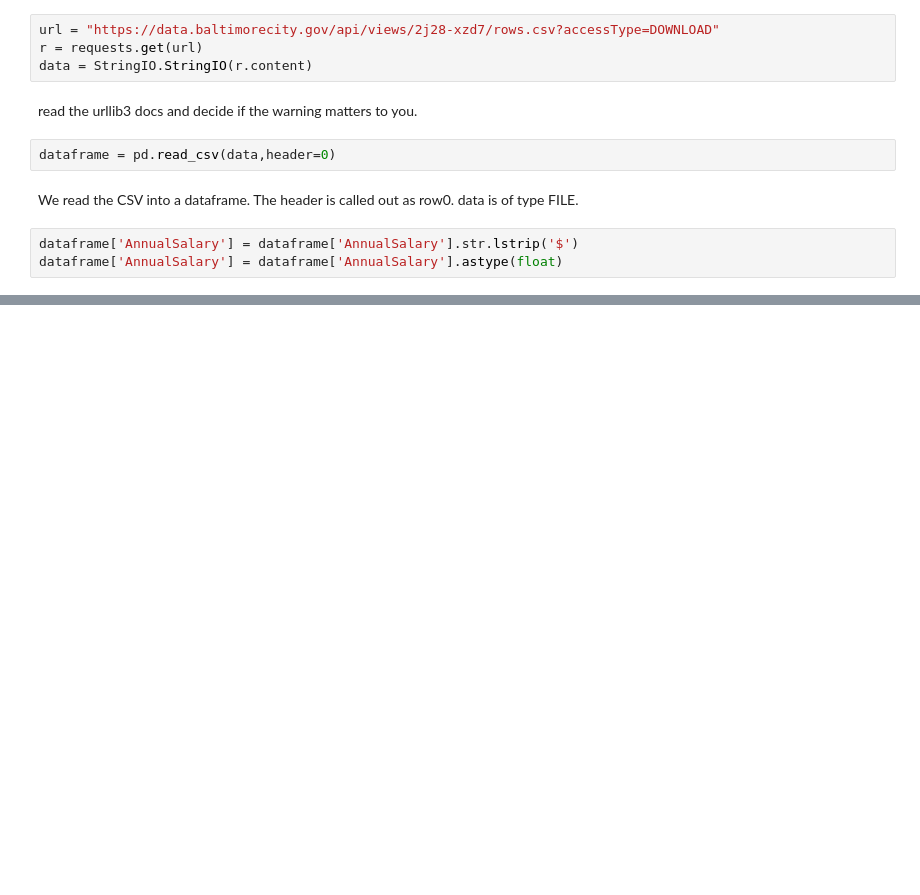
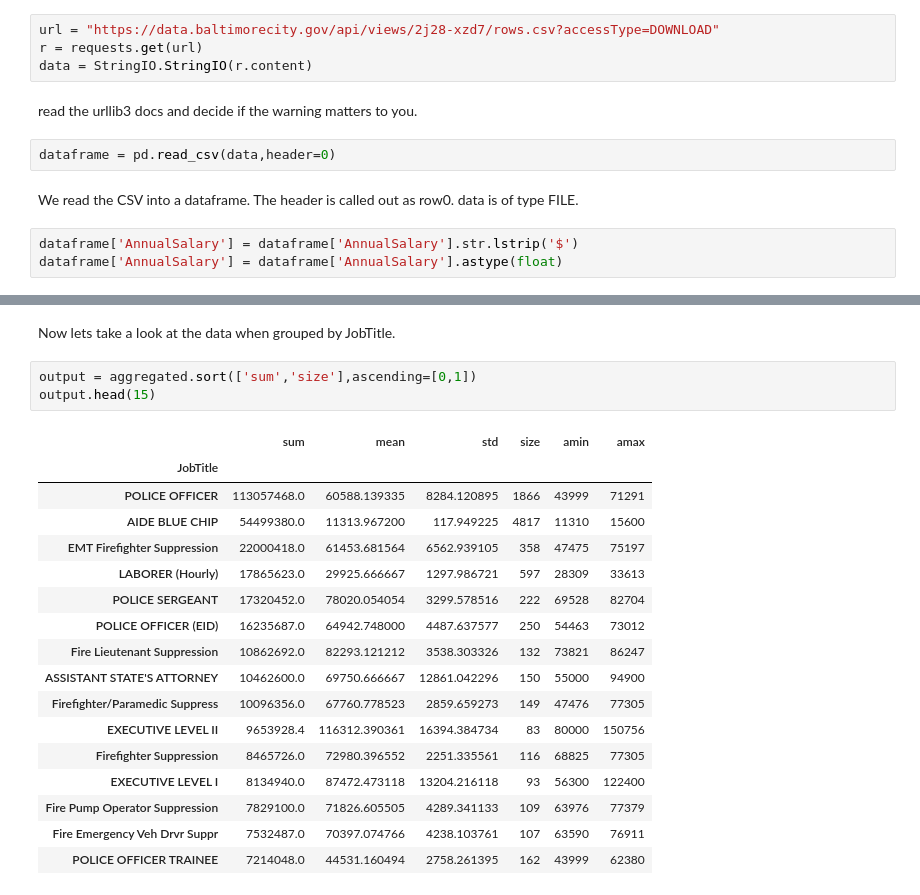
Before and after one commit to kgorman/notebooks, a Jupyter notebook: Baltimore_Salaries.ipynb, the cells around one changed output, grey strips where cells are left out. Drawn from its saved outputs; the diff is of its cells as text; blank space fills up the shorter version.

```diff
--- a/Baltimore_Salaries.ipynb
+++ b/Baltimore_Salaries.ipynb
@@ -21,0 +48,23 @@ dataframe['AnnualSalary'] = dataframe['AnnualSalary'].astype(float)
+# %% [markdown]
+Now lets take a look at the data when grouped by JobTitle.
+# %%
+output = aggregated.sort(['sum','size'],ascending=[0,1])
+output.head(15)
+# %% [output]
+|  | sum | mean | std | size | amin | amax |
+| JobTitle |  |  |  |  |  |  |
+| POLICE OFFICER | 113057468.0 | 60588.139335 | 8284.120895 | 1866 | 43999 | 71291 |
+| AIDE BLUE CHIP | 54499380.0 | 11313.967200 | 117.949225 | 4817 | 11310 | 15600 |
+| EMT Firefighter Suppression | 22000418.0 | 61453.681564 | 6562.939105 | 358 | 47475 | 75197 |
+| LABORER (Hourly) | 17865623.0 | 29925.666667 | 1297.986721 | 597 | 28309 | 33613 |
+| POLICE SERGEANT | 17320452.0 | 78020.054054 | 3299.578516 | 222 | 69528 | 82704 |
+| POLICE OFFICER (EID) | 16235687.0 | 64942.748000 | 4487.637577 | 250 | 54463 | 73012 |
+| Fire Lieutenant Suppression | 10862692.0 | 82293.121212 | 3538.303326 | 132 | 73821 | 86247 |
+| ASSISTANT STATE'S ATTORNEY | 10462600.0 | 69750.666667 | 12861.042296 | 150 | 55000 | 94900 |
+| Firefighter/Paramedic Suppress | 10096356.0 | 67760.778523 | 2859.659273 | 149 | 47476 | 77305 |
+| EXECUTIVE LEVEL II | 9653928.4 | 116312.390361 | 16394.384734 | 83 | 80000 | 150756 |
+| Firefighter Suppression | 8465726.0 | 72980.396552 | 2251.335561 | 116 | 68825 | 77305 |
+| EXECUTIVE LEVEL I | 8134940.0 | 87472.473118 | 13204.216118 | 93 | 56300 | 122400 |
+| Fire Pump Operator Suppression | 7829100.0 | 71826.605505 | 4289.341133 | 109 | 63976 | 77379 |
+| Fire Emergency Veh Drvr Suppr | 7532487.0 | 70397.074766 | 4238.103761 | 107 | 63590 | 76911 |
+| POLICE OFFICER TRAINEE | 7214048.0 | 44531.160494 | 2758.261395 | 162 | 43999 | 62380 |
```
Also changed, not shown: parts of 4 cells of this notebook.
